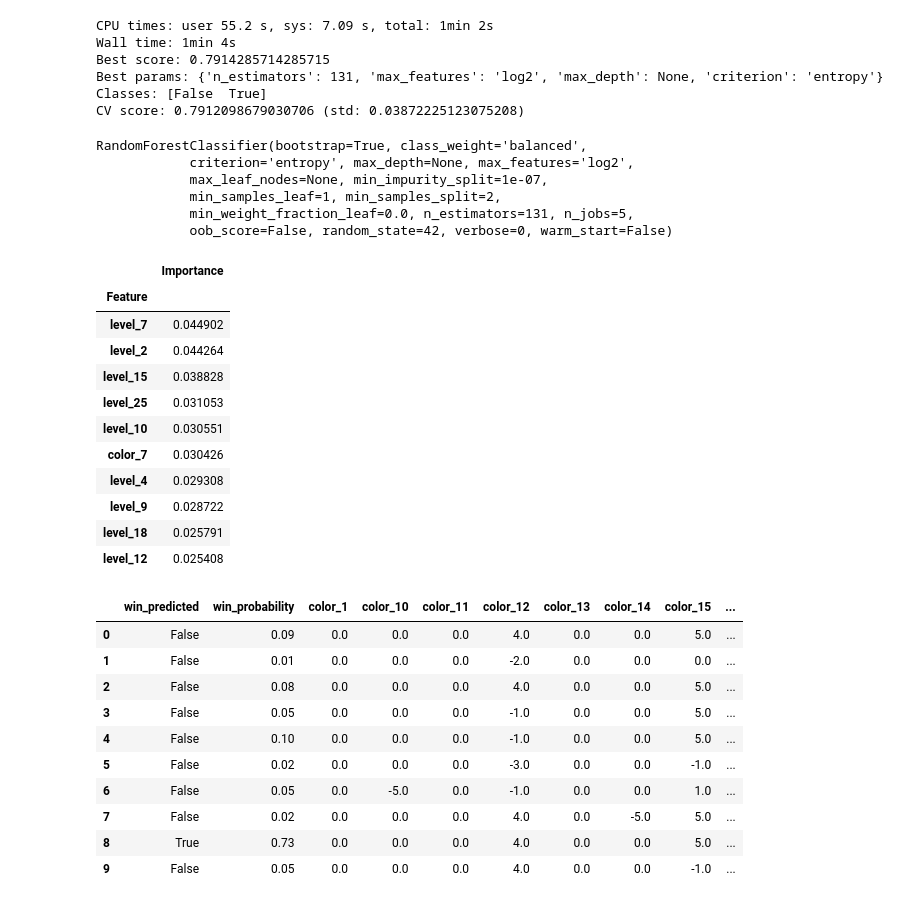
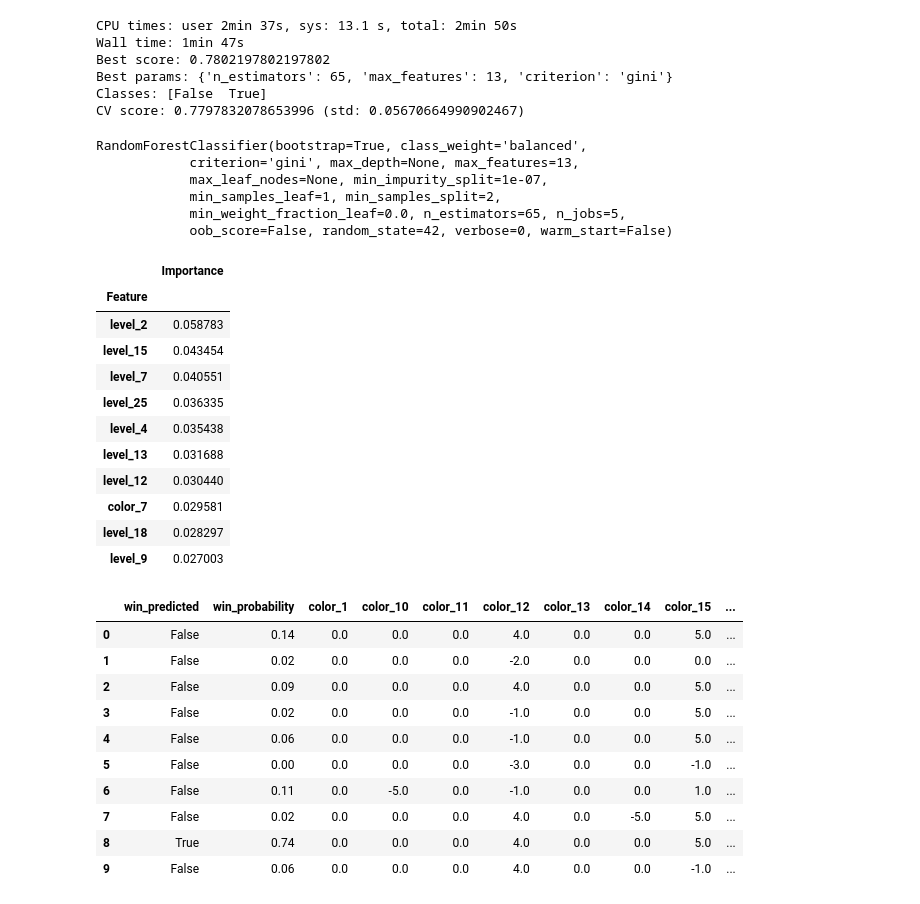
Before and after one commit to eigenein/bestmobabot, a Jupyter notebook: research/bestmoba.ipynb, the cells around one changed output. Cells and saved outputs as stored; diff of their text form; code cells hidden in the pictures.

```diff
--- a/research/bestmoba.ipynb
+++ b/research/bestmoba.ipynb
@@ -62,7 +61,7 @@ lines = list(chain.from_iterable([
 numpy.random.seed(42)
 battles = pandas.DataFrame([parse_battle(line) for line in lines])
 battles.drop_duplicates(inplace=True)  # because the files may contain duplicate battles
-battles.dropna(axis=1, thresh=5, inplace=True)  # require some number of battles for each hero
+# battles.dropna(axis=1, thresh=5, inplace=True)  # require some number of battles for each hero
 battles.fillna(value=0.0, inplace=True)
 print(f'Shape: {battles.shape}')
 battles.head()
@@ -98,9 +116,8 @@ numpy.random.seed(42)
 
 classifier = RandomForestClassifier(class_weight='balanced', n_jobs=5, random_state=42)
 param_grid = {
-    'n_estimators': list(range(1, 501, 5)),
-    'max_features': ['sqrt', 'log2'],
-    'max_depth': [None],
+    'n_estimators': list(range(1, 1000)),
+    'max_features': list(range(1, x.shape[1] + 1)),
     'criterion': ['entropy', 'gini'],
 }
 
@@ -114,20 +131,20 @@ print(f'Classes: {best_estimator.classes_}')
 scores = cross_val_score(best_estimator, x, y, scoring=scoring, cv=cv)
 print(f'CV score: {scores.mean()} (std: {scores.std()})')
 # %% [output]
-CPU times: user 55.2 s, sys: 7.09 s, total: 1min 2s
-Wall time: 1min 4s
-Best score: 0.7914285714285715
-Best params: {'n_estimators': 131, 'max_features': 'log2', 'max_depth': None, 'criterion': 'entropy'}
+CPU times: user 2min 37s, sys: 13.1 s, total: 2min 50s
+Wall time: 1min 47s
+Best score: 0.7802197802197802
+Best params: {'n_estimators': 65, 'max_features': 13, 'criterion': 'gini'}
 Classes: [False  True]
-CV score: 0.7912098679030706 (std: 0.03872225123075208)
+CV score: 0.7797832078653996 (std: 0.05670664990902467)
 # %%
 # Re-train the best model on the entire dataset.
 
 best_estimator.fit(x, y)
 # %% [output]
 RandomForestClassifier(bootstrap=True, class_weight='balanced',
-            criterion='entropy', max_depth=None, max_features='log2',
+            criterion='gini', max_depth=None, max_features=13,
             max_leaf_nodes=None, min_impurity_split=1e-07,
             min_samples_leaf=1, min_samples_split=2,
-            min_weight_fraction_leaf=0.0, n_estimators=131, n_jobs=5,
+            min_weight_fraction_leaf=0.0, n_estimators=65, n_jobs=5,
             oob_score=False, random_state=42, verbose=0, warm_start=False)
@@ -159,35 +158,35 @@ pandas.DataFrame({'Feature': x.columns, 'Importance': best_estimator.feature_imp
 # %% [output]
 |  | Importance |
 | Feature |  |
-| level_7 | 0.044902 |
-| level_2 | 0.044264 |
-| level_15 | 0.038828 |
-| level_25 | 0.031053 |
-| level_10 | 0.030551 |
-| color_7 | 0.030426 |
-| level_4 | 0.029308 |
-| level_9 | 0.028722 |
-| level_18 | 0.025791 |
-| level_12 | 0.025408 |
+| level_2 | 0.058783 |
+| level_15 | 0.043454 |
+| level_7 | 0.040551 |
+| level_25 | 0.036335 |
+| level_4 | 0.035438 |
+| level_13 | 0.031688 |
+| level_12 | 0.030440 |
+| color_7 | 0.029581 |
+| level_18 | 0.028297 |
+| level_9 | 0.027003 |
 # %%
 # Display prediction examples.
 
 result = pandas.concat((
     pandas.Series(best_estimator.predict(x), index=battles.index, name='win_predicted'),
     pandas.Series(best_estimator.predict_proba(x)[:, 1], index=battles.index, name='win_probability'),
-    battles,
+    x,
 ), axis=1)
 result['win_probability'] = result['win_probability'].apply('{:.2f}'.format)
 result.head(10)
 # %% [output]
 |  | win_predicted | win_probability | color_1 | color_10 | color_11 | color_12 | color_13 | color_14 | color_15 | ... |
-| 0 | False | 0.09 | 0.0 | 0.0 | 0.0 | 4.0 | 0.0 | 0.0 | 5.0 | ... |
-| 1 | False | 0.01 | 0.0 | 0.0 | 0.0 | -2.0 | 0.0 | 0.0 | 0.0 | ... |
-| 2 | False | 0.08 | 0.0 | 0.0 | 0.0 | 4.0 | 0.0 | 0.0 | 5.0 | ... |
-| 3 | False | 0.05 | 0.0 | 0.0 | 0.0 | -1.0 | 0.0 | 0.0 | 5.0 | ... |
-| 4 | False | 0.10 | 0.0 | 0.0 | 0.0 | -1.0 | 0.0 | 0.0 | 5.0 | ... |
-| 5 | False | 0.02 | 0.0 | 0.0 | 0.0 | -3.0 | 0.0 | 0.0 | -1.0 | ... |
-| 6 | False | 0.05 | 0.0 | -5.0 | 0.0 | -1.0 | 0.0 | 0.0 | 1.0 | ... |
+| 0 | False | 0.14 | 0.0 | 0.0 | 0.0 | 4.0 | 0.0 | 0.0 | 5.0 | ... |
+| 1 | False | 0.02 | 0.0 | 0.0 | 0.0 | -2.0 | 0.0 | 0.0 | 0.0 | ... |
+| 2 | False | 0.09 | 0.0 | 0.0 | 0.0 | 4.0 | 0.0 | 0.0 | 5.0 | ... |
+| 3 | False | 0.02 | 0.0 | 0.0 | 0.0 | -1.0 | 0.0 | 0.0 | 5.0 | ... |
+| 4 | False | 0.06 | 0.0 | 0.0 | 0.0 | -1.0 | 0.0 | 0.0 | 5.0 | ... |
+| 5 | False | 0.00 | 0.0 | 0.0 | 0.0 | -3.0 | 0.0 | 0.0 | -1.0 | ... |
+| 6 | False | 0.11 | 0.0 | -5.0 | 0.0 | -1.0 | 0.0 | 0.0 | 1.0 | ... |
 | 7 | False | 0.02 | 0.0 | 0.0 | 0.0 | 4.0 | 0.0 | -5.0 | 5.0 | ... |
-| 8 | True | 0.73 | 0.0 | 0.0 | 0.0 | 4.0 | 0.0 | 0.0 | 5.0 | ... |
-| 9 | False | 0.05 | 0.0 | 0.0 | 0.0 | 4.0 | 0.0 | 0.0 | -1.0 | ... |
+| 8 | True | 0.74 | 0.0 | 0.0 | 0.0 | 4.0 | 0.0 | 0.0 | 5.0 | ... |
+| 9 | False | 0.06 | 0.0 | 0.0 | 0.0 | 4.0 | 0.0 | 0.0 | -1.0 | ... |
```
Also changed, not shown: parts of 6 cells of this notebook.
